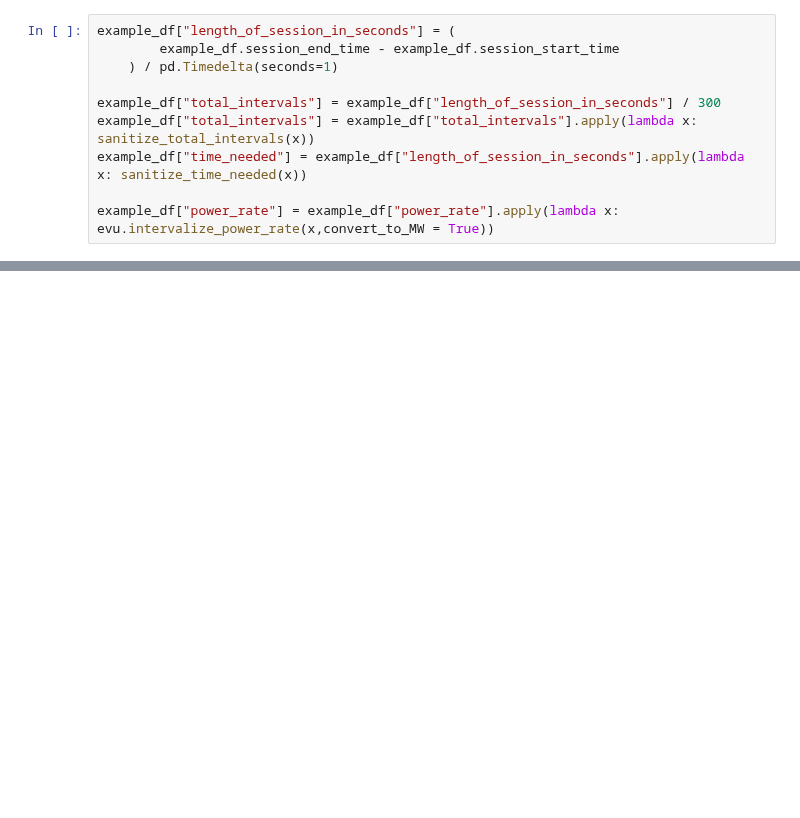
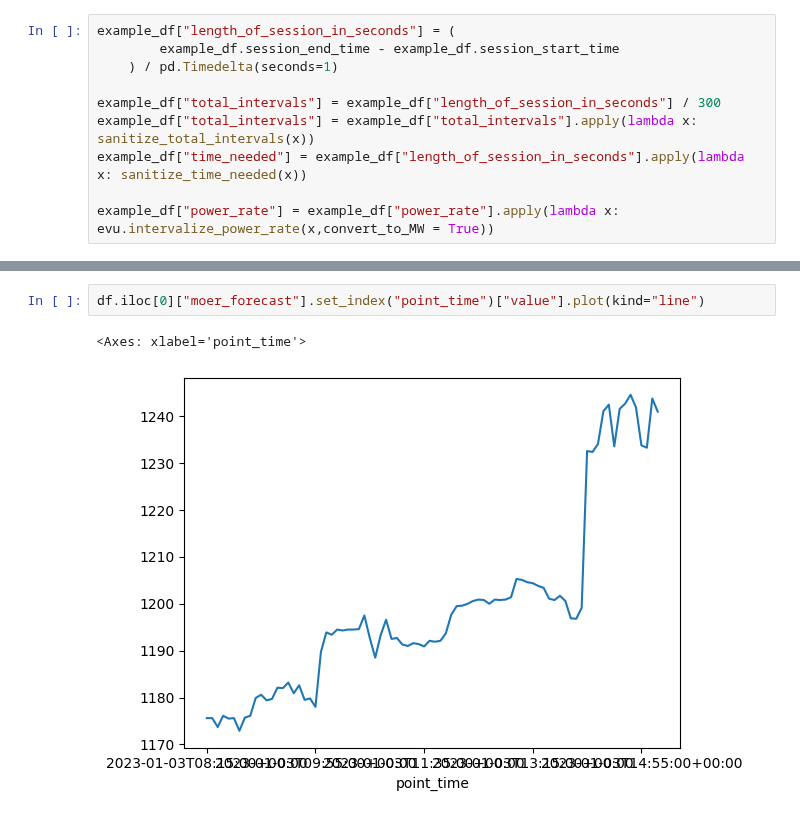
Before and after one commit to WattTime/watttime-python-client, a Jupyter notebook: evaluation/notebooks/bring_your_own_data.ipynb, the cells around one changed output, grey strips where cells are left out. Drawn from its saved outputs; the diff is of its cells as text; blank space fills up the shorter version.

```diff
--- a/evaluation/notebooks/bring_your_own_data.ipynb
+++ b/evaluation/notebooks/bring_your_own_data.ipynb
@@ -107,3 +115,8 @@ df["moer_actual"] = df.apply(
+# %%
+df.iloc[0]["moer_forecast"].set_index("point_time")["value"].plot(kind="line")
+# %% [output]
+<Axes: xlabel='point_time'>
+[figure, added]
 # %%
 def run_optimization_functions(
         df: pd.DataFrame,
```
Also changed, not shown: parts of 7 cells of this notebook, 2 other files.
